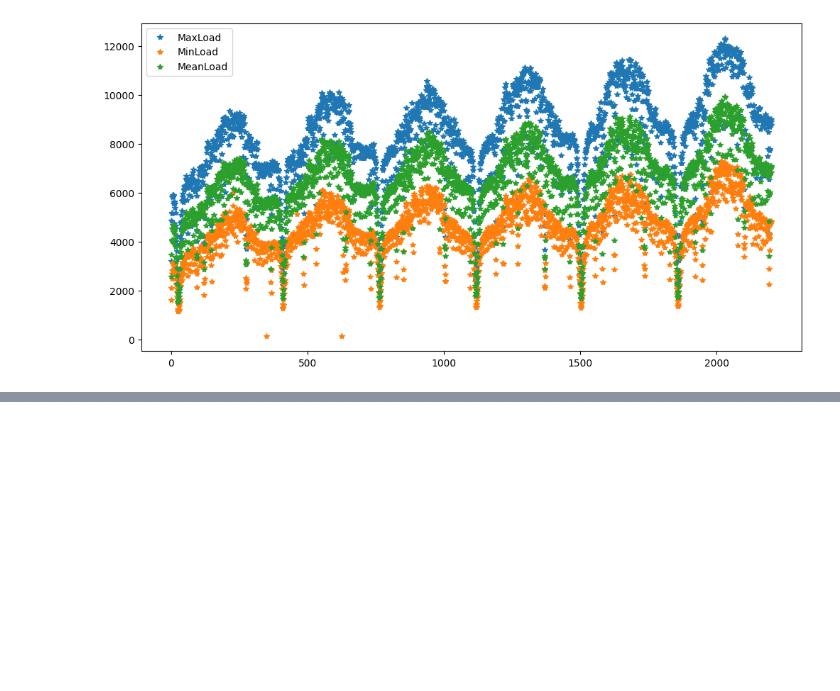
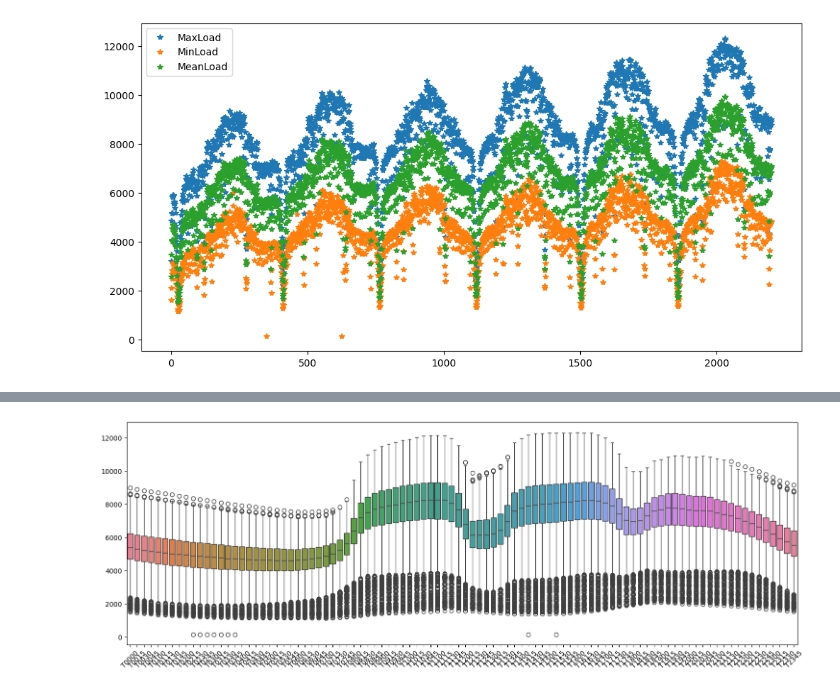
Before and after one commit to John-Chen92/Electricity_Load_Forecast, a Jupyter notebook: data_analyse.ipynb, the cells around one changed output, grey strips where cells are left out. Drawn from its saved outputs; the diff is of its cells as text; code cells hidden in the pictures; blank space fills up the shorter version.

```diff
--- a/data_analyse.ipynb
+++ b/data_analyse.ipynb
@@ -41,0 +50,10 @@ plt.show()
+# %%
+# 针对原数据的异常值进行处理
+data.describe()
+
+plt.figure(figsize=(18, 6))
+sns.boxplot(data=data.iloc[:, 1:97])
+plt.xticks(rotation=45)
+plt.show()
+# %% [output]
+[figure, added]
```
Also changed, not shown: parts of 9 cells of this notebook, 3 other files.
